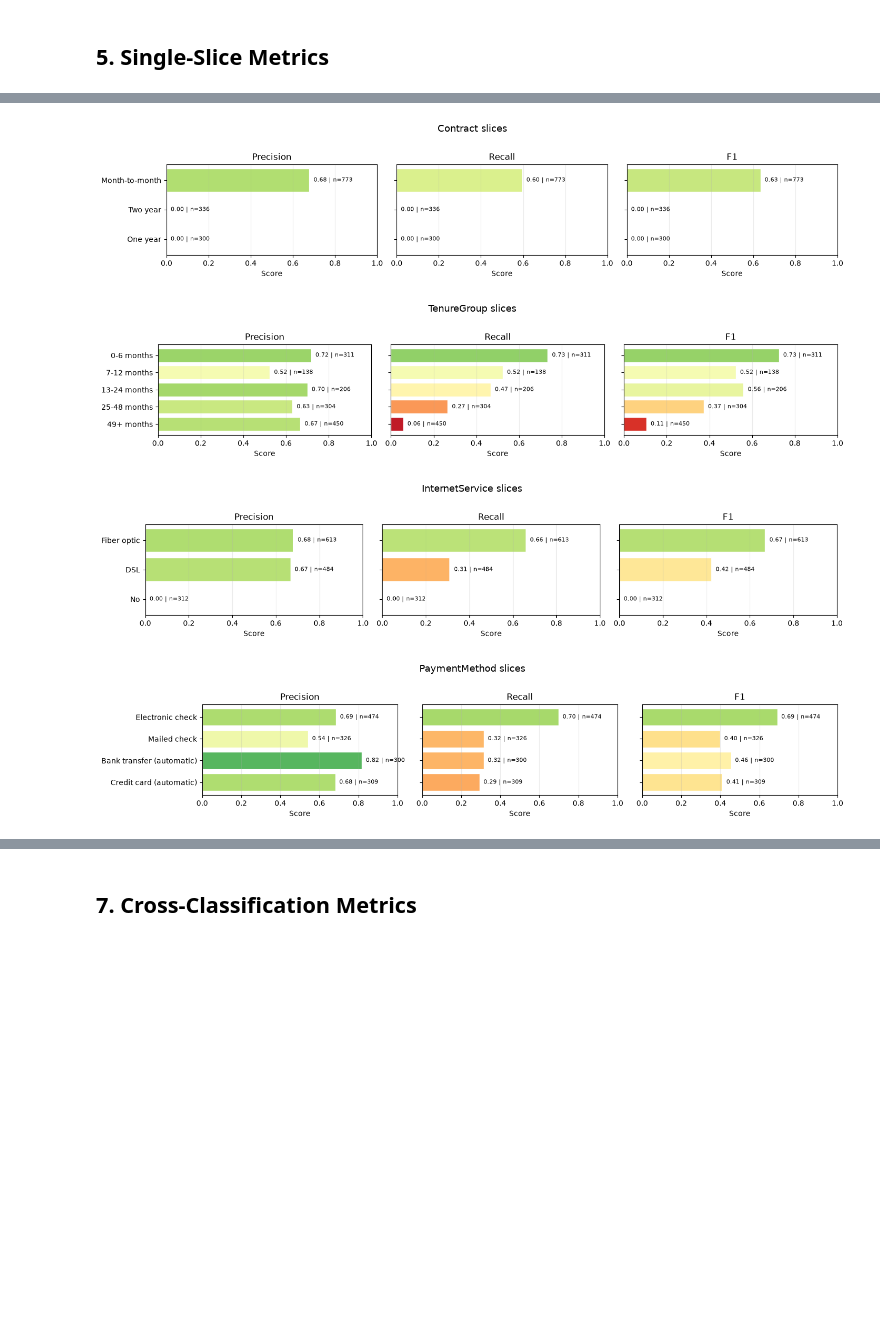
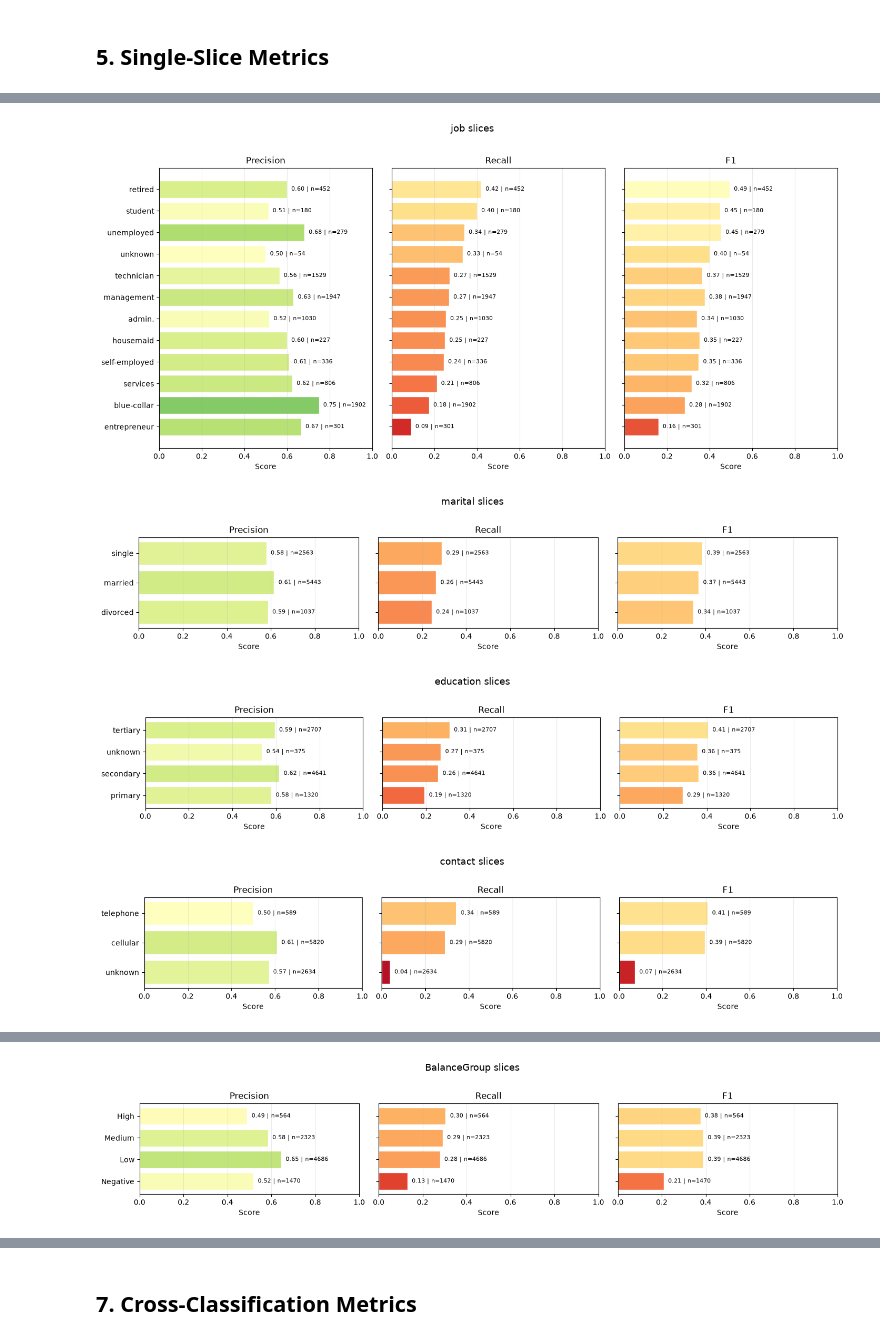
Before and after one commit to PatriciaDelgadoGorostiza/ads2-bank-marketing-project, a Jupyter notebook: notebooks/06_error_slicing.ipynb, the cells around one changed output, grey strips where cells are left out. Saved outputs shown, nothing was run; the diff lists cells and outputs as text; code cells hidden in the pictures; blank space fills up the shorter version.

```diff
--- a/notebooks/06_error_slicing.ipynb
+++ b/notebooks/06_error_slicing.ipynb
@@ -43,7 +47,7 @@ pd.set_option("display.max_columns", 120)
 pd.set_option("display.max_rows", 160)
 
 MIN_GROUP_SIZE = 30
-SELECTED_MODEL_NAME = "XGBoost Bayesian Search"
+SELECTED_MODEL_NAME = "XGBoost default"
 
 GOOD_METRICS = {"accuracy", "precision", "recall", "f1"}
 RISK_METRICS = {"false_negative_rate", "false_positive_rate"}
@@ -132,14 +153,14 @@ def classify_error(row: pd.Series) -> str:
 
 predictions["error_type"] = predictions.apply(classify_error, axis=1)
 
-charge_bins = [0, 35, 70, 105, np.inf]
-charge_labels = ["low", "medium", "high", "very_high"]
-predictions["MonthlyChargesBand"] = pd.cut(
-    predictions["MonthlyCharges"],
-    bins=charge_bins,
-    labels=charge_labels,
-    include_lowest=True,
-).astype("object")
-
-predictions[["customerID", "y_true", "y_pred", "churn_probability", "error_type", "MonthlyChargesBand"]].head()
+predictions[
+    [
+        "row_id",
+        "y_true",
+        "y_pred",
+        "subscription_probability",
+        "error_type",
+        "BalanceGroup",
+    ]
+].head()
 # %% [output]
@@ -163,14 +194,14 @@ def calculate_metrics(df: pd.DataFrame) -> dict:
 
     return {
         "n": len(df),
-        "churn_rate": y_true.mean(),
+        "subscription_rate": y_true.mean(),
         "accuracy": accuracy_score(y_true, y_pred),
         "precision": precision_score(y_true, y_pred, zero_division=0),
         "recall": recall_score(y_true, y_pred, zero_division=0),
         "f1": f1_score(y_true, y_pred, zero_division=0),
         "false_negative_rate": false_negatives / positives if positives else np.nan,
         "false_positive_rate": false_positives / negatives if negatives else np.nan,
-        "avg_churn_probability": df["churn_probability"].mean(),
+        "avg_subscription_probability": df["subscription_probability"].mean(),
     }
 
 
@@ -193,12 +231,12 @@ In error slicing, these metrics help identify whether a subgroup mainly suffers
 ## 5. Single-Slice Metrics
 # %%
 SLICE_COLUMNS = [
-    "Contract",
-    "TenureGroup",
-    "InternetService",
-    "PaymentMethod",
-    "SeniorCitizen",
-    "MonthlyChargesBand",
+    "job",
+    "marital",
+    "education",
+    "contact",
+    "month",
+    "BalanceGroup",
 ]
 
 
@@ -317,14 +365,14 @@ def plot_single_slice_bars(
     plt.tight_layout()
     plt.show()
 # %%
-for column in ["Contract", "TenureGroup", "InternetService", "PaymentMethod", "MonthlyChargesBand"]:
+for column in ["job","marital","education","contact","month","BalanceGroup",]:
     plot_single_slice_bars(
         slice_metrics,
         column,
         metrics=["precision", "recall", "f1"],
     )
 # %% [output]
-[figure, old version]
+[figure, new version]
-[figure, old version]
+[figure, new version]
-[figure, old version]
+[figure, new version]
-[figure, old version]
+[figure, new version]
@@ -331,0 +380 @@ for column in ["Contract", "TenureGroup", "InternetService", "PaymentMethod", "M
+[figure, added]
```
Also changed, not shown: parts of 31 cells of this notebook, 37 other files.
